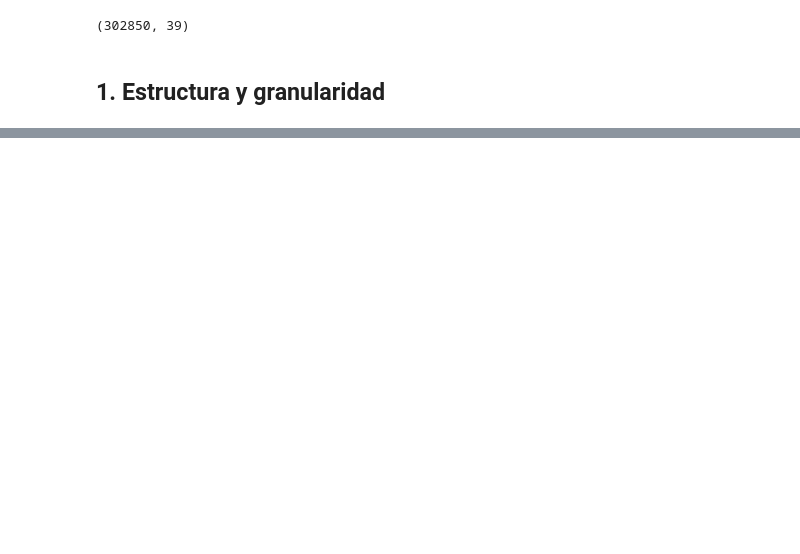
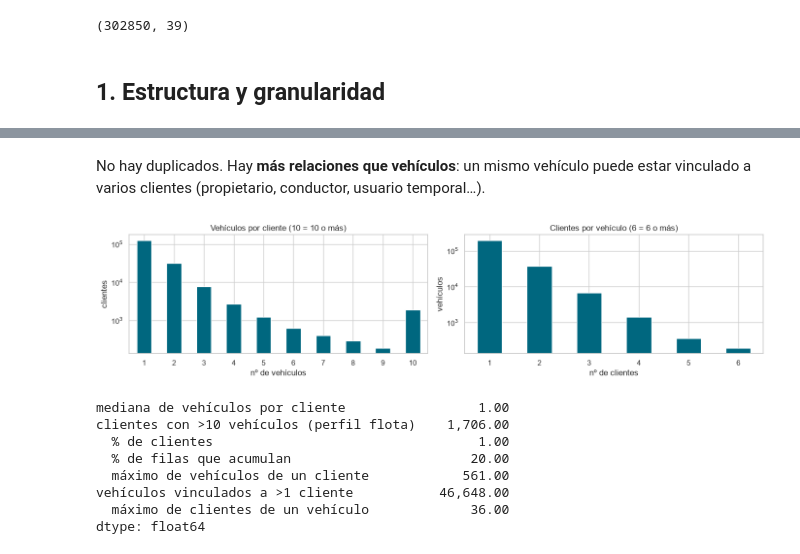
Before and after one commit to albaalibaii/Mercedes-Benz, a Jupyter notebook: Reto1_EDA.ipynb, the cells around one changed output, grey strips where cells are left out. Saved outputs shown, nothing was run; the diff lists cells and outputs as text; code cells hidden in the pictures; blank space fills up the shorter version.

```diff
--- a/Reto1_EDA.ipynb
+++ b/Reto1_EDA.ipynb
@@ -13,15 +21,18 @@ Objetivo: entender la base de clientes antes de segmentarla. En este notebook:
 # %%
+import numpy as np
 import pandas as pd
-import numpy as np
 import matplotlib.pyplot as plt
 import seaborn as sns
 
 sns.set_theme(style="whitegrid", palette="deep")
 pd.set_option("display.max_columns", 60)
+pd.set_option("display.width", 200)
 pd.set_option("display.float_format", "{:,.2f}".format)
+AZUL, AZUL_CLARO = "#00677F", "#9cc3cc"
 
 DATA = "datos_reto_mercedes_benz_malackathon.csv"  # CSV en la raíz del repositorio
-df = pd.read_csv(DATA, low_memory=False)
+# zipcode se lee como texto: mezcla números y textos (p. ej. "CH-6340") y no es una cantidad
+df = pd.read_csv(DATA, dtype={"zipcode": "string"}, low_memory=False)
 df.shape
 # %% [output]
 (302850, 39)
@@ -228,4 +60,0 @@ plt.show()
-# %%
-# ¿Tienen telemetría los vehículos actuales o los pasados?
-df["tiene_telemetria"] = df[cols_tel].notna().any(axis=1)
-pd.crosstab(df["is_current_vehicle"], df["tiene_telemetria"], normalize="index").mul(100).round(1)
@@ -479,0 +87,10 @@ dtype: float64
+# %%
+n_rows, n_clients, n_vehicles = len(df), df["client_id"].nunique(), df["vehicle_id"].nunique()
+pd.Series({
+    "filas (relaciones cliente-vehículo)": n_rows,
+    "clientes únicos": n_clients,
+    "vehículos únicos": n_vehicles,
+    "pares (cliente, vehículo) duplicados": df.duplicated(["client_id", "vehicle_id"]).sum(),
+    "filas duplicadas completas (sin el índice)": df.drop(columns="Unnamed: 0").duplicated().sum(),
+    "¿'Unnamed: 0' es 0..n-1?": int((df["Unnamed: 0"].to_numpy() == np.arange(n_rows)).all()),
+})
@@ -479,0 +105,35 @@ dtype: float64
+# %% [markdown]
+No hay duplicados. Hay **más relaciones que vehículos**: un mismo vehículo puede estar vinculado a varios
+clientes (propietario, conductor, usuario temporal…).
+# %%
+veh_por_cliente = df.groupby("client_id").size()
+cli_por_veh = df.groupby("vehicle_id")["client_id"].nunique()
+fig, axes = plt.subplots(1, 2, figsize=(14, 3.5))
+veh_por_cliente.clip(upper=10).value_counts().sort_index().plot.bar(ax=axes[0], color=AZUL, rot=0)
+axes[0].set(title="Vehículos por cliente (10 = 10 o más)", xlabel="nº de vehículos", ylabel="clientes", yscale="log")
+cli_por_veh.clip(upper=6).value_counts().sort_index().plot.bar(ax=axes[1], color=AZUL, rot=0)
+axes[1].set(title="Clientes por vehículo (6 = 6 o más)", xlabel="nº de clientes", ylabel="vehículos", yscale="log")
+plt.tight_layout()
+plt.show()
+
+grandes = veh_por_cliente[veh_por_cliente > 10]
+compartidos = cli_por_veh[cli_por_veh > 1]
+pd.Series({
+    "mediana de vehículos por cliente": veh_por_cliente.median(),
+    "clientes con >10 vehículos (perfil flota)": len(grandes),
+    "  % de clientes": len(grandes) / n_clients * 100,
+    "  % de filas que acumulan": grandes.sum() / n_rows * 100,
+    "  máximo de vehículos de un cliente": veh_por_cliente.max(),
+    "vehículos vinculados a >1 cliente": len(compartidos),
+    "  máximo de clientes de un vehículo": cli_por_veh.max(),
+}).round(1)
+# %% [output]
+[figure, added]
+mediana de vehículos por cliente                 1.00
+clientes con >10 vehículos (perfil flota)    1,706.00
+  % de clientes                                  1.00
+  % de filas que acumulan                       20.00
+  máximo de vehículos de un cliente            561.00
+vehículos vinculados a >1 cliente           46,648.00
+  máximo de clientes de un vehículo             36.00
+dtype: float64
```
Also changed, not shown: parts of 80 cells of this notebook, 3 other files.
